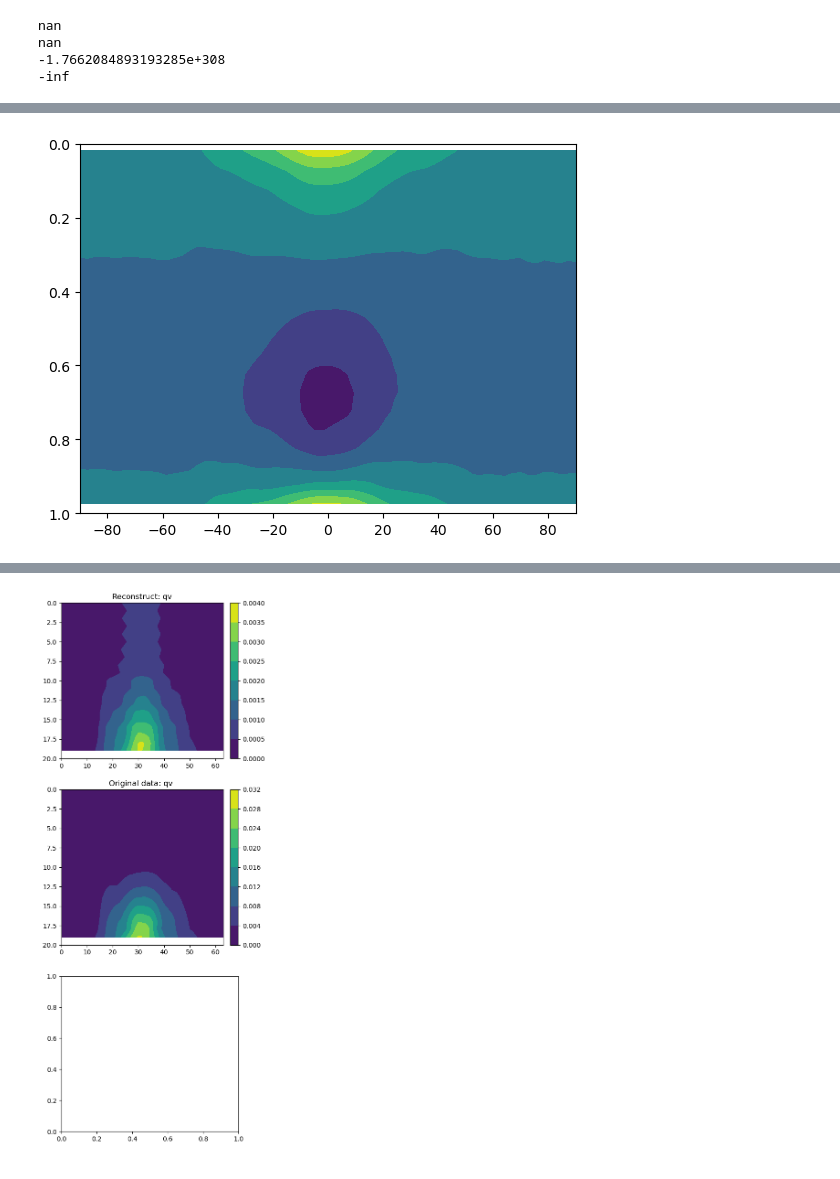
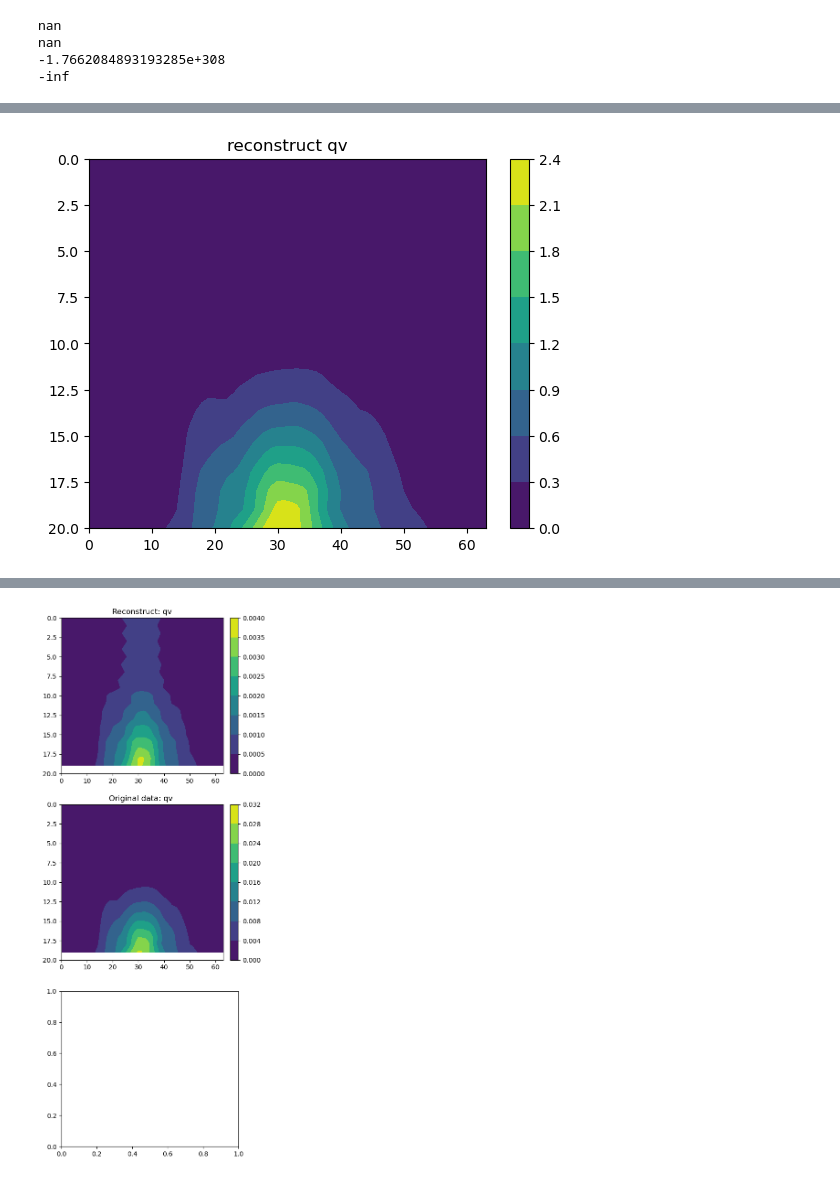
Before and after one commit to PeterChang1023/Dycore_Master, a Jupyter notebook: dycore/IdealizeSpetral.jl/exp/HSt42/check_spinupday.ipynb, the cells around one changed output, grey strips where cells are left out. Cells and saved outputs as stored; diff of their text form; code cells hidden in the pictures.

```diff
--- a/dycore/IdealizeSpetral.jl/exp/HSt42/check_spinupday.ipynb
+++ b/dycore/IdealizeSpetral.jl/exp/HSt42/check_spinupday.ipynb
@@ -128,8 +128,8 @@ class Dycore:
 
         return np.nanmean(self.factor3, axis=(1,3))
 # %%
-file = "test_all.dat"
-time = np.linspace(0,5,5)
+file = "25day_factor2_new_final.dat"
+time = np.linspace(0,25,25)
 y    = np.linspace(-90,90,64)
 
 yy, tt = np.meshgrid(y,time)
@@ -825,51 +835,97 @@ import matplotlib.pyplot as plt
 
 # (lev, lat, lon) = (20, 64, 128)
 def fourier(x, number_of_harmonics):
-    x           = np.reshape(x, ((20, 64*128)))                  # pressure, space
-    dim1        = np.shape(x)[0]
-    time_series = np.zeros((dim1,number_of_harmonics))           # 20 X 10
-    wn          = np.zeros((number_of_harmonics,number_of_harmonics)) ############
+    dim1         = np.shape(x)[0]
+    x            = np.reshape(x, ((int(dim1), int(np.size(x)/dim1))))                  # pressure, space
+    time_series  = np.zeros((dim1,number_of_harmonics))            # 20 X 10
+    time_series2 = np.zeros((dim1+2,number_of_harmonics))           # 20 X 10
+    wn           = np.zeros((number_of_harmonics,number_of_harmonics)) ############
 
     # print(np.shape(time_series))
     for i in range(0,number_of_harmonics):
-        wn[i,i]            = (2*i*np.pi/dim1)
-        time_series[:,i]   = np.arange(0,dim1) * (2*i*np.pi/dim1) # time_series = omega = 2 pi t / T original: *(2*i*np.pi/dim1)
-
+        wn[i,i]              = (2*i*np.pi/dim1)
+        time_series[:,i]     = np.arange(0,dim1) * (2*i*np.pi/dim1) # time_series = omega = 2 pi t / T original: *(2*i*np.pi/dim1)
+        time_series2[1:-1,i] = np.arange(0,dim1) * (2*i*np.pi/dim1) # time_series = omega = 2 pi t / T original: *(2*i*np.pi/dim1)
+        time_series2[0,i]    = 0 - (2*np.pi/dim1)
+        time_series2[-1,i]   = 2*np.pi+(2*np.pi/dim1)
     cos_coef    = np.matmul(np.transpose(np.cos(time_series)),x)/len(x)*2  # [20X10]^T [20X64X128] = [10X64X128]
     sin_coef    = np.matmul(np.transpose(np.sin(time_series)),x)/len(x)*2
-    reconstruct = (np.matmul(np.cos(time_series),cos_coef)+np.matmul(np.sin(time_series),sin_coef)) /dim1*2 # [20X10] X [10X64X128]
+
+
+    reconstruct  = (np.matmul(np.cos(time_series),cos_coef)+np.matmul(np.sin(time_series),sin_coef)) /dim1*2 # [20X10] X [10X64X128]
+    reconstruct2 = (np.matmul(np.cos(time_series2),cos_coef)+np.matmul(np.sin(time_series2),sin_coef)) /dim1*2 # [20X10] X [10X64X128]
     # print(np.shape(wn))
     # print(np.shape(cos_coef))
 
     dv_sin = (np.matmul(wn, cos_coef))
     dv_cos = (np.matmul(wn, sin_coef))
-    reconstruct_dv = (-np.matmul(np.sin(time_series),dv_sin)+np.matmul(np.cos(time_series),dv_cos)) /dim1*2
+    reconstruct_dv  = (-np.matmul(np.sin(time_series),dv_sin)+np.matmul(np.cos(time_series),dv_cos)) /dim1*2
+    reconstruct_dv2 = (-np.matmul(np.sin(time_series2),dv_sin)+np.matmul(np.cos(time_series2),dv_cos)) /dim1*2
+
     # print(np.shape(dv))
-    return cos_coef,sin_coef,reconstruct, reconstruct_dv
+    return cos_coef,sin_coef,reconstruct,reconstruct2, reconstruct_dv,reconstruct_dv2
 
-A_k,B_k,reconstruct,  reconstruct_dv    = fourier(qv[0,],20)
-reconstruct                             = np.reshape(reconstruct,[20,64,128])
-reconstruct_dv                          = np.reshape(reconstruct_dv,[20,64,128])
+qv_new = np.zeros(((22,64,128)))
+# qv_new[1:21,] = qv[0,0:20,:,:]
+qv_new[-1,]   = factor1[0,-1,:,:]
+qv_new[0,]    = 0.
+qv_new[1:21,] = qv[0,0:20,:,:]
 
-A_k2,B_k2,reconstruct2,  reconstruct_dv2    = fourier(reconstruct_dv * K_E[0,:] * (-rho[0,:]*9.81),20)
-reconstruct2                             = np.reshape(reconstruct2,[20,64,128])
-reconstruct_dv2                          = np.reshape(reconstruct_dv2,[20,64,128])
+print(np.shape(qv_new))
 
+A_k,B_k,reconstruct,reconstruct2,  reconstruct_dv, reconstruct_dv2    = fourier(qv_new[:,:,:],10000) # *K_E[0,:,:,:]*-rho[0,:,:,:]*9.81
+reconstruct                             = np.reshape(reconstruct,[20+2,64,128])
+print(np.shape(reconstruct_dv))
+reconstruct_dv                          = np.reshape(reconstruct_dv,[20+2,64,128])
+# reconstruct_dv[0,:,:] = 0.
+reconstruct2                            = np.reshape(reconstruct2,[22+2,64,128])
+
+# reconstruct_dv[-1,:] = 0.
+
+A_k,B_k,reconstruct_2,reconstruct2_2,  reconstruct_dv_2, reconstruct_dv_3   = fourier(reconstruct_dv[:,:,:],10000)
+reconstruct_dv_2                        = np.reshape(reconstruct_dv_2,[20+2,64,128])
 
 
 #print(np.shape(A_k))
+plt.figure()
+plt.contourf(qv_new.mean(axis=2))
+plt.title("qv_new")
+plt.ylim([22,0])
+plt.show()
 
 plt.figure()
 plt.contourf(yy, sigma_mean2,qv[0,].mean(axis=2))
+plt.title("original qv")
 plt.ylim([1,0])
 plt.show()
 
 plt.figure()
-plt.contourf(yy, sigma_mean2,reconstruct.mean(axis=2))
-plt.ylim([1,0])
+CS = plt.contourf(reconstruct[:,:,:].mean(axis=2))
+plt.colorbar(CS)
+plt.title("reconstruct qv")
+plt.ylim([20,0])
 plt.show()
+
 plt.figure()
-plt.contourf(yy, sigma_mean2,(reconstruct_dv).mean(axis=2))
-plt.ylim([1,0])
+plt.contourf(reconstruct2[1:-1,].mean(axis=2))
+plt.title("reconstruct2 qv (which mean shift idx)")
+plt.colorbar()
+plt.ylim([20,0])
 plt.show()
+
+
+plt.figure()
+CS = plt.contourf((reconstruct_dv[:,:,:]).mean(axis=2), levels=11)
+plt.colorbar(CS)
+plt.title("dqv/dz qv (which mean shift idx)")
+plt.ylim([22,0])
+plt.show()
+
+
+plt.figure()
+CS2 = plt.contourf((reconstruct_dv_2[:]).mean(axis=2), levels=11)
+plt.colorbar(CS2)
+plt.title("d^2qv/dz^2 qv (which mean shift idx)")
+plt.ylim([22,0])
+plt.show()
 # %% [output]
@@ -878 +936 @@ plt.show()
-[figure, old version]
+[figure, new version]
```
Also changed, not shown: parts of 6 cells of this notebook, 2 other files.
